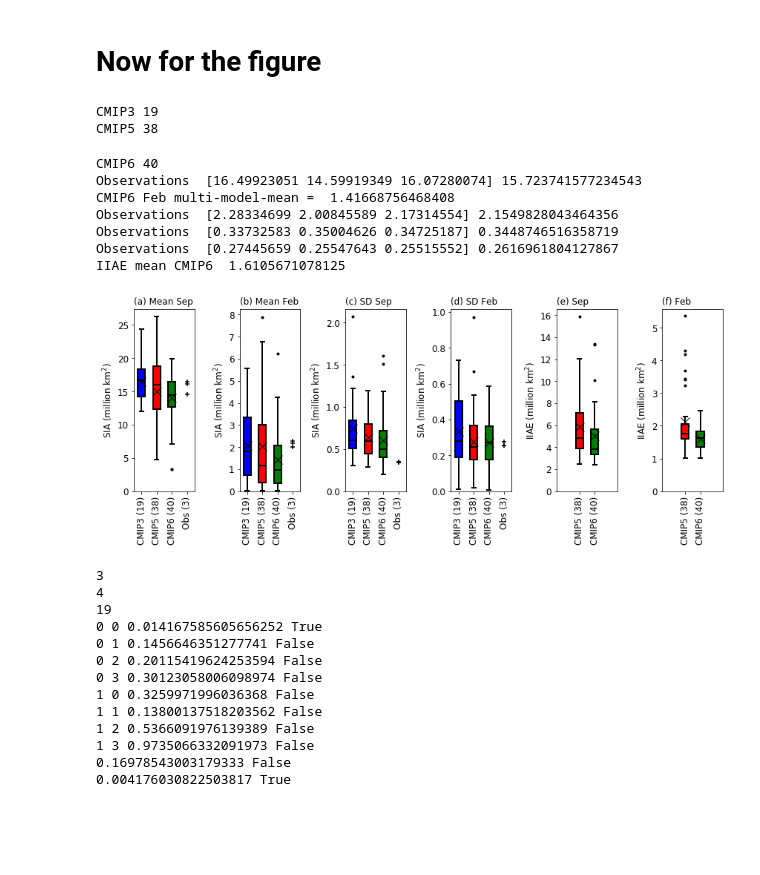
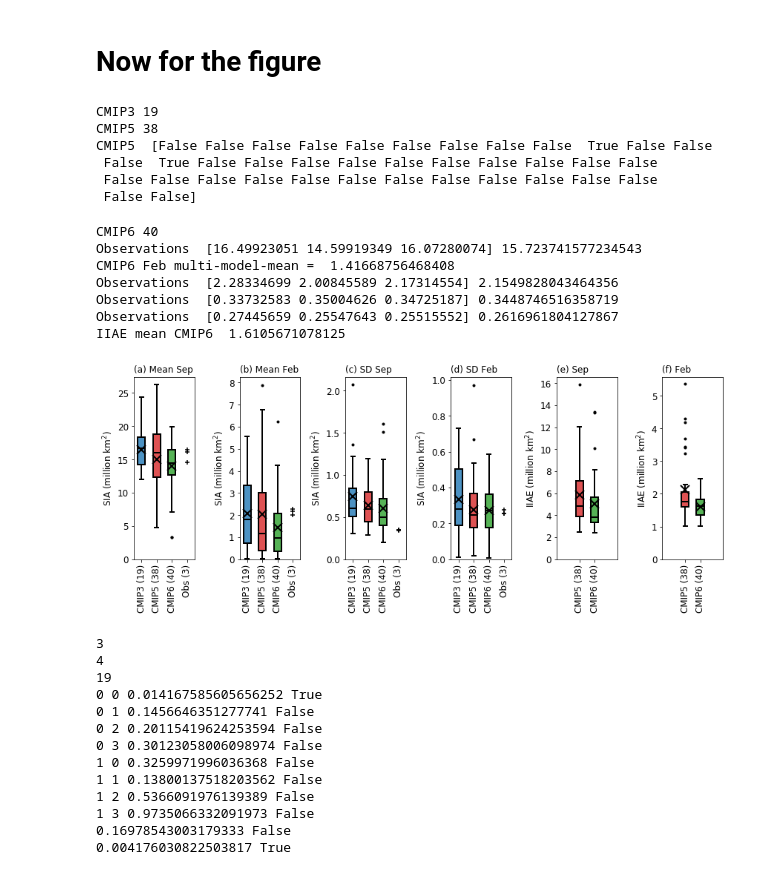
Before and after one commit to lettie-roach/analysis_antarctic-sia-in-cmip6, a Jupyter notebook: antsicmip6_fig2.ipynb, the cells around one changed output. Saved outputs shown, nothing was run; the diff lists cells and outputs as text; code cells hidden in the pictures; blank space fills up the shorter version.

```diff
--- a/antsicmip6_fig2.ipynb
+++ b/antsicmip6_fig2.ipynb
@@ -16,7 +16,9 @@ mydir = '../processed_netcdf/'
 nm = 12
 myhemi = ['SH','NH']
 smallhemi=['sh','nh']
-gencolours = ['blue','red','green','black']
+gencolours = [mpl.colors.to_rgba('tab:blue', alpha=.8),
+              mpl.colors.to_rgba('tab:red', alpha=.8),
+              mpl.colors.to_rgba('tab:green', alpha=.8),'black']
 # %%
 obs_ds =  xr.open_dataset(mydir+'processed_OBS_sia_1979-2018.nc').sel(year=slice('1979','2014'))
 obs_ds = myF.add_trend_stats_to_ds (obs_ds, obs_ds.sia_sh, 'sia_sh')
@@ -209,13 +211,15 @@ for g,gen in enumerate(['CMIP3','CMIP5','CMIP6']):
         if p==1:
             if gen=='CMIP6':
                 print('CMIP6 Feb multi-model-mean = ',np.mean(plotdata[p].values))
+            if gen=='CMIP5':
+                print('CMIP5 ',plotdata[p].values>3.*np.mean(obsdata[p].values))
 
         bp = ax.boxplot(plotdata[p].values, positions=[g],widths=.5,patch_artist=True,showmeans=True,
                        whiskerprops = dict(linewidth=2),capprops = dict(linewidth=2))
         plt.setp(bp['fliers'],marker='.',markerfacecolor='black')
         plt.setp(bp['medians'],linewidth=2,c='black')
         plt.setp(bp['boxes'],facecolor = gencolours[g],linewidth=2)
-        plt.setp(bp['means'],markerfacecolor='black',markeredgecolor='black',markersize=12,marker='x')
+        plt.setp(bp['means'],markerfacecolor='black',markeredgecolor='black',markersize=12,marker='x',mew=2)
 
         if p==2:
             ax.set_yticks([0,.5,1.,1.5,2.])
@@ -246,36 +250,40 @@ for p in range(2):
 
 
         bp = ax.boxplot(iiae_gens[i][:,mymonths[p]].flatten(),patch_artist=True,showmeans = True,widths=.5,
                         positions=[i+1],whiskerprops = dict(linewidth=2),capprops = dict(linewidth=2))
-        plt.setp(bp['means'],markerfacecolor='black',markeredgecolor='black',markersize=12,marker='x',)
+        plt.setp(bp['means'],markerfacecolor='black',markeredgecolor='black',markersize=12,marker='x',mew=2)
 
         for box in bp['boxes']:
             box.set( facecolor = gencolours[i],linewidth=2)#'#1b9e77' )
         for median in bp['medians']:
             median.set(linewidth=2,c='black')
         plt.setp(bp['fliers'],marker='.',markerfacecolor='black')
 
     ax.set_title(['(e) Sep','(f) Feb'][p],fontsize=12,loc='left')
     ax.set_ylabel('IIAE (million km$^2$)',fontsize=12)
     ax.set_xticks([2,3])
     ax.set_xticklabels(['CMIP5 ('+str(len(names[1]))+')','CMIP6 ('+str(len(names[2]))+')'],rotation='vertical',fontsize=12)
     ax.set_xlim([0.5,4.5])
     ax.set_ylim(bottom=0.)
 
 plt.tight_layout()
-fig.savefig('fig2.pdf',bbox_inches='tight',dpi=600)
+fig.savefig('fig2.pdf',bbox_inches='tight',dpi=300)
 plt.show(); plt.close()
 # %% [output]
 CMIP3 19
 CMIP5 38
+CMIP5  [False False False False False False False False False  True False False
+ False  True False False False False False False False False False False
+ False False False False False False False False False False False False
+ False False]
 CMIP6 40
 Observations  [16.49923051 14.59919349 16.07280074] 15.723741577234543
 CMIP6 Feb multi-model-mean =  1.41668756468408
 Observations  [2.28334699 2.00845589 2.17314554] 2.1549828043464356
 Observations  [0.33732583 0.35004626 0.34725187] 0.3448746516358719
 Observations  [0.27445659 0.25547643 0.25515552] 0.2616961804127867
 IIAE mean CMIP6  1.6105671078125
-[figure, old version]
+[figure, new version]
 # %%
 print(len(plotdatabygen))
 print(len(plotdatabygen[0]))
```
Also changed, not shown: parts of 3 cells of this notebook, 4 other files.
